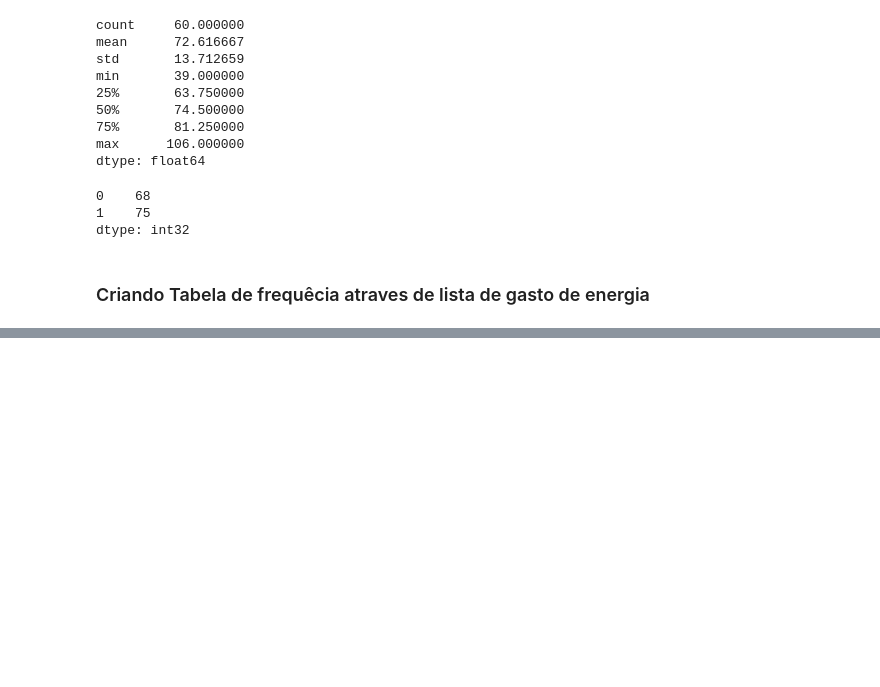
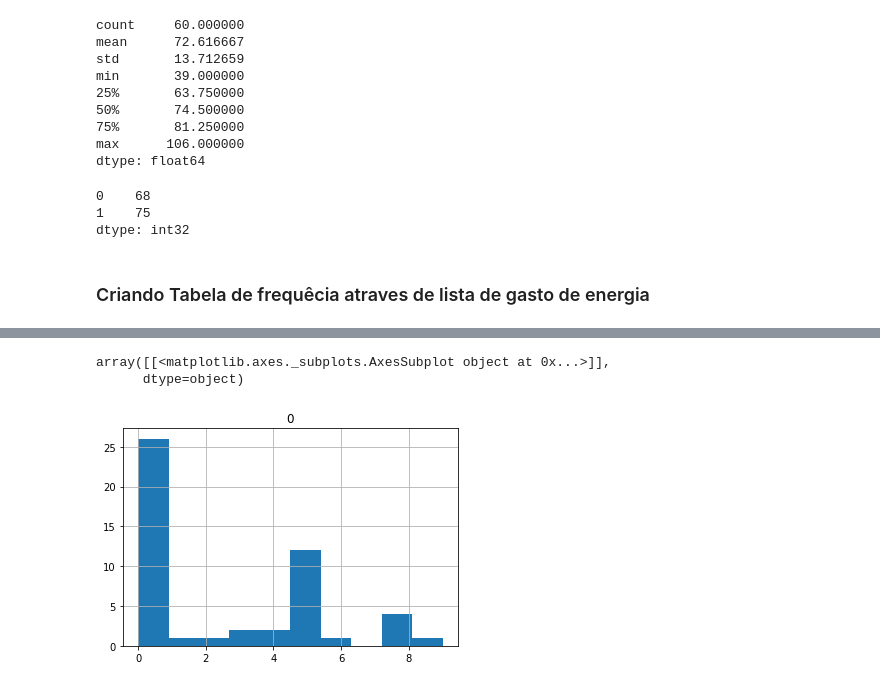
Before and after one commit to RodrigoEmygdio/Estatistica, a Jupyter notebook: notebooks/Tabela_Frequencia.ipynb, the cells around one changed output, grey strips where cells are left out. Drawn from its saved outputs; the diff is of its cells as text; code cells hidden in the pictures; blank space fills up the shorter version.

```diff
--- a/notebooks/Tabela_Frequencia.ipynb
+++ b/notebooks/Tabela_Frequencia.ipynb
@@ -88,0 +114,4 @@ tb_pecas_defeito.cria_tabelaFrequencia()
+# %%
+pesos_2 = """5 0 1 0 2 0 5 0 5 0 3 8 5 0 5 0 5 6 0 0 0 0 0 0 8 5 5 0 4 5 0 0 4 0 0 0 0 0 8 0 9 5 3 0 5 0 0 0 5 8""".split(" ")
+tb_pes_2 = TabelaFrequncia(np.array(pesos_2,np.int))
+tb_pes_2.cria_frequencia_relativa()
@@ -88,0 +127,7 @@ tb_pecas_defeito.cria_tabelaFrequencia()
+# %%
+colceca_df  = pd.DataFrame(data=tb_pes_2.colecao)
+colceca_df.hist()
+# %% [output]
+array([[<matplotlib.axes._subplots.AxesSubplot object at 0x...>]],
+      dtype=object)
+[figure, added]
```
Also changed, not shown: parts of 10 cells of this notebook, 38 other files.
